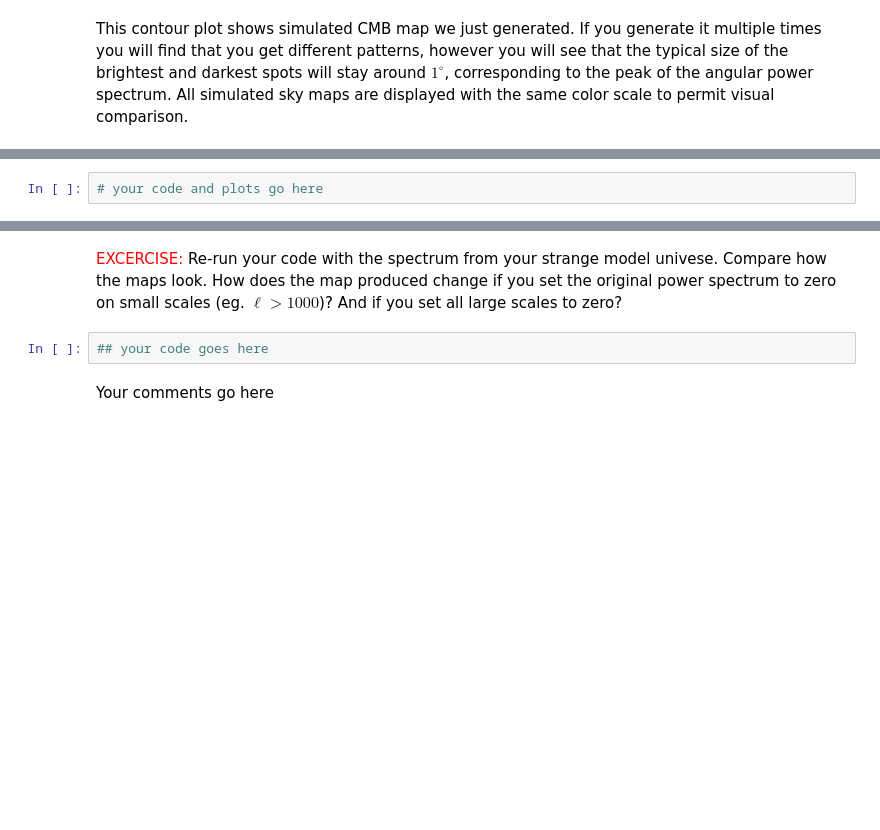
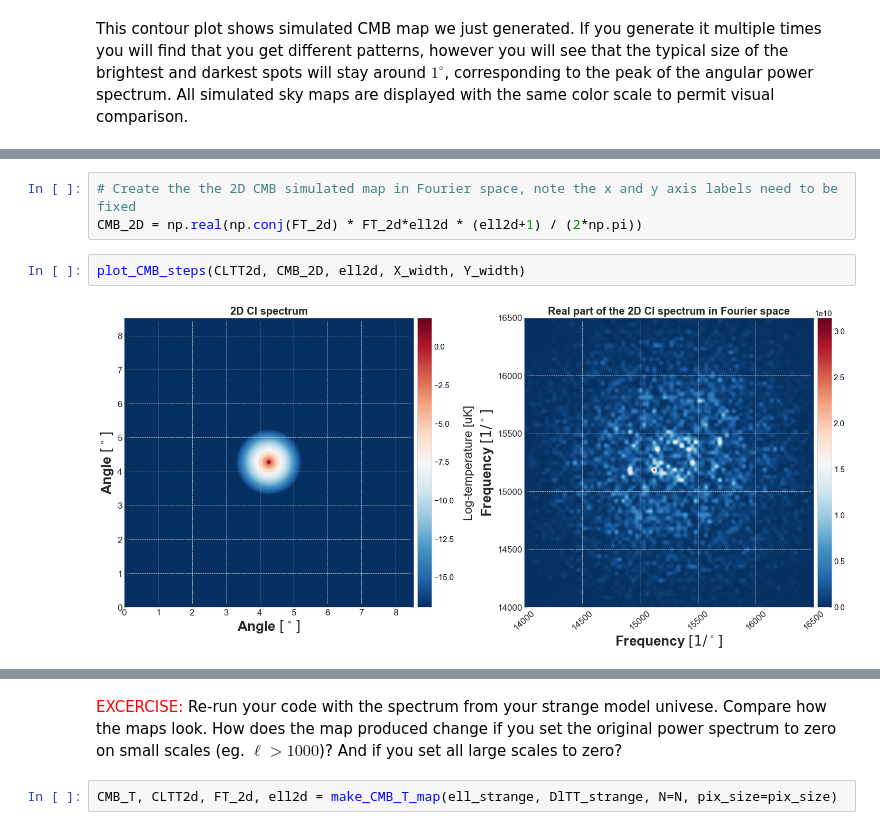
Before and after one commit to masterdesky/ELTE-data-sci-lab-2020, a Jupyter notebook: rewritten_CMB_school_codes/CMB_School_Part_01.ipynb, the cells around one changed output, grey strips where cells are left out. Drawn from its saved outputs; the diff is of its cells as text; blank space fills up the shorter version.

```diff
--- a/rewritten_CMB_school_codes/CMB_School_Part_01.ipynb
+++ b/rewritten_CMB_school_codes/CMB_School_Part_01.ipynb
@@ -292,3 +349,8 @@ This contour plot shows simulated CMB map we just generated.  If you generate it
-# %%
-# your code and plots go here
+# %%
+# Create the the 2D CMB simulated map in Fourier space, note the x and y axis labels need to be fixed
+CMB_2D = np.real(np.conj(FT_2d) * FT_2d*ell2d * (ell2d+1) / (2*np.pi))
+# %%
+plot_CMB_steps(CLTT2d, CMB_2D, ell2d, X_width, Y_width)
+# %% [output]
+[figure, added]
 # %% [markdown]
@@ -296,6 +361,4 @@ Discuss: (1)  how the CMB power sepctrum related to the realization, and (2) how
 # %% [markdown]
 <font color='red'>EXCERCISE: </font>  Re-run your code with the spectrum from your strange model univese.  Compare how the maps look. How does the map produced change if you set the original power spectrum to zero on small scales (eg. $\ell > 1000$)? And if you set all large scales to zero?
-# %%
-## your code goes here
-# %% [markdown]
-Your comments go here
+# %%
+CMB_T, CLTT2d, FT_2d, ell2d = make_CMB_T_map(ell_strange, DlTT_strange, N=N, pix_size=pix_size)
```
Also changed, not shown: parts of 25 cells of this notebook, 6 other files.
